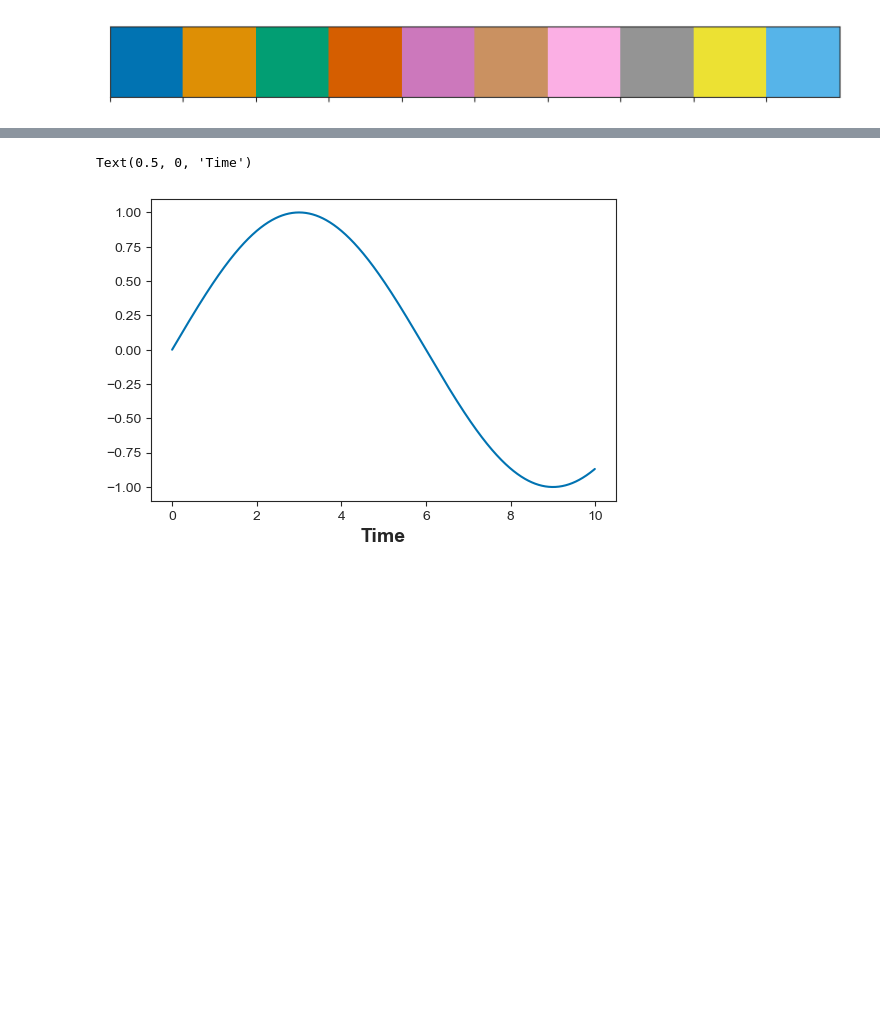
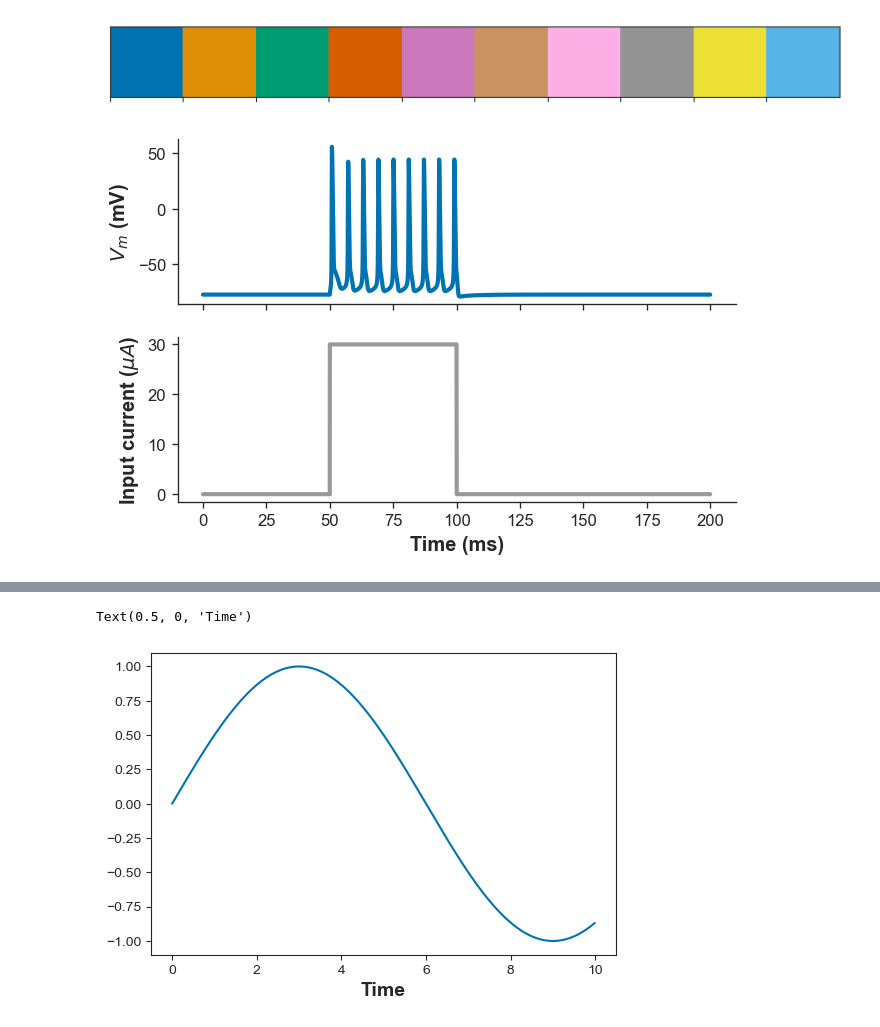
Before and after one commit to vjaltare/skeletal_muscle_yap, a Jupyter notebook: senneff_calcium_handling_08_11.ipynb, the cells around one changed output, grey strips where cells are left out. Cells and saved outputs as stored; diff of their text form; code cells hidden in the pictures; blank space fills up the shorter version.

```diff
--- a/senneff_calcium_handling_08_11.ipynb
+++ b/senneff_calcium_handling_08_11.ipynb
@@ -76,11 +79,12 @@ import seaborn as sns
 import pandas as pd
 from scipy.integrate import solve_ivp, odeint
 import os
+
 sns.set_style("ticks")
 plt.rcParams["axes.labelweight"] = "bold"
-plt.rcParams["axes.labelsize"] = 14
+plt.rcParams["axes.labelsize"] = 12
 plt.rcParams["figure.dpi"] = 100
-plt.rcParams["font.family"] = "ariel"
+plt.rcParams["font.family"] = "sans serif"
 qcolors = ["#C6D57E", "#D57E7E", "#A2CDCD", "#FFE1AF"]
 #qPal = sns.color_palette(sns.set_palette(qcolors))
 qPal = sns.color_palette(sns.set_palette("colorblind"))
@@ -173,0 +277,16 @@ class Skeletal_muscle:
+# %%
+m1 = Skeletal_muscle()
+i_inj = 30
+t, y, t0, y0 = m1.sim_pulse(i_inj)
+# %%
+iArr = [m1.I_pulse(k, i_inj) for k in t]
+# %%
+fig, ax = plt.subplots(2,1, sharex=True, dpi = 120)
+ax[0].plot(t, y.T[:,0], lw = 2.5)
+ax[1].plot(t, iArr, lw = 2.5, color="0.6")
+ax[0].set_ylabel("$V_m$ (mV)")
+ax[1].set_ylabel("Input current ($\mu A$)")
+ax[1].set_xlabel("Time (ms)")
+sns.despine()
+# %% [output]
+[figure, added]
```
Also changed, not shown: parts of 6 cells of this notebook.
